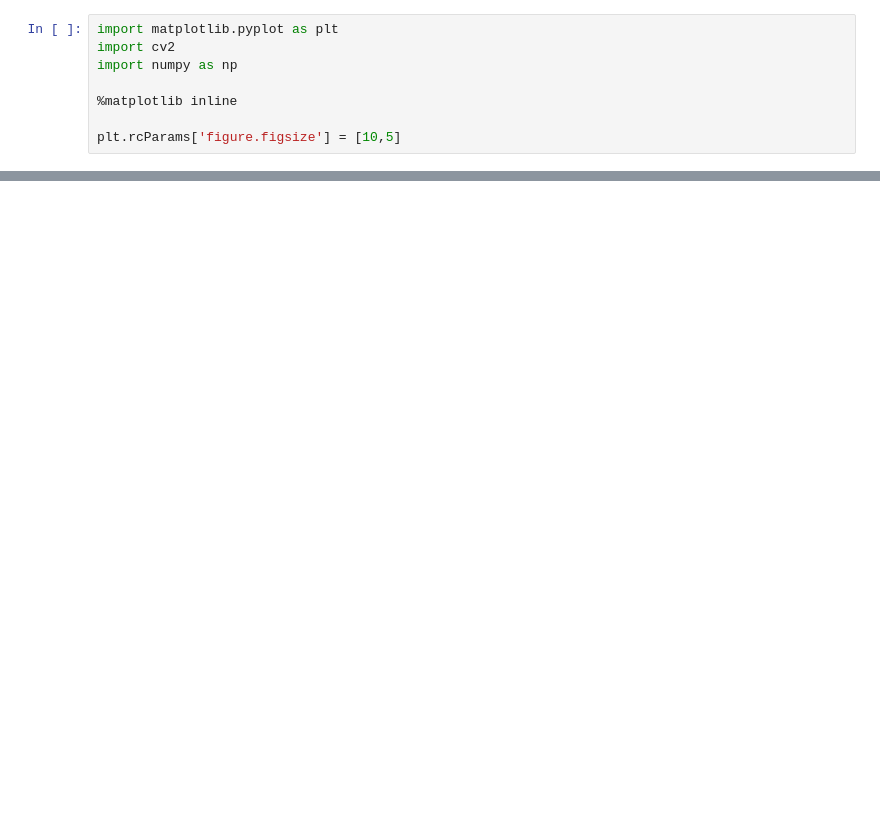
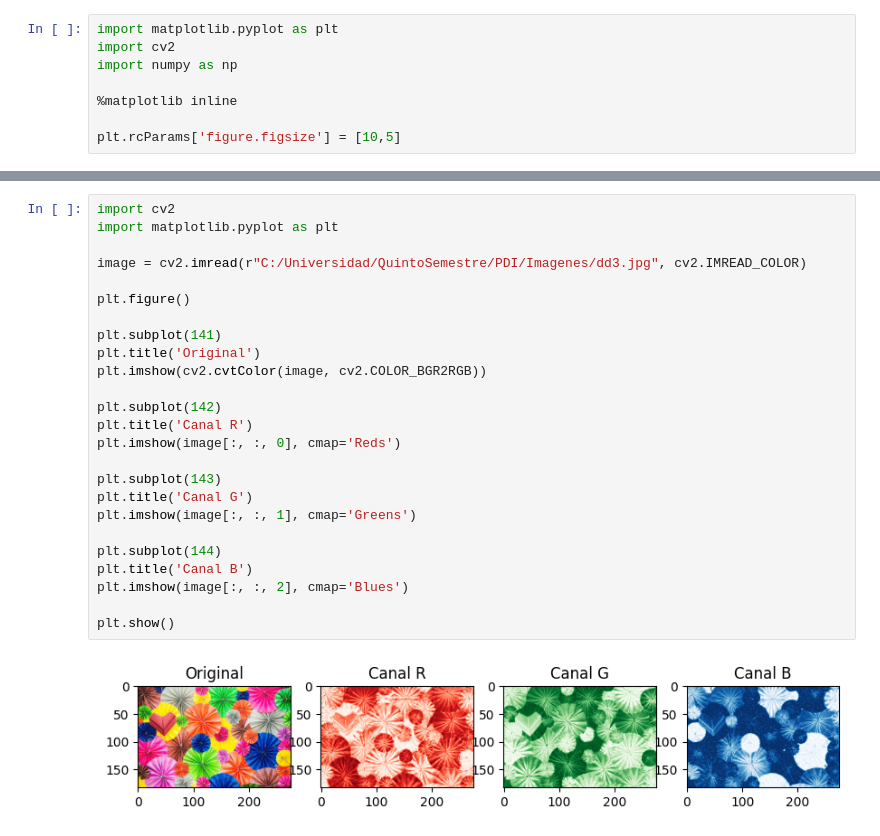
Before and after one commit to VeoNoporSad/PDI, a Jupyter notebook: clase_python.ipynb, the cells around one changed output, grey strips where cells are left out. Cells and saved outputs as stored; diff of their text form; blank space fills up the shorter version.

```diff
--- a/clase_python.ipynb
+++ b/clase_python.ipynb
@@ -206,0 +231,27 @@ plt.show()
+# %%
+import cv2
+import matplotlib.pyplot as plt
+
+image = cv2.imread(r"C:/Universidad/QuintoSemestre/PDI/Imagenes/dd3.jpg", cv2.IMREAD_COLOR)
+
+plt.figure()
+
+plt.subplot(141)
+plt.title('Original')
+plt.imshow(cv2.cvtColor(image, cv2.COLOR_BGR2RGB))
+
+plt.subplot(142)
+plt.title('Canal R')
+plt.imshow(image[:, :, 0], cmap='Reds')
+
+plt.subplot(143)
+plt.title('Canal G')
+plt.imshow(image[:, :, 1], cmap='Greens')
+
+plt.subplot(144)
+plt.title('Canal B')
+plt.imshow(image[:, :, 2], cmap='Blues')
+
+plt.show()
+# %% [output]
+[figure, added]
```
Also changed, not shown: parts of 10 cells of this notebook.
